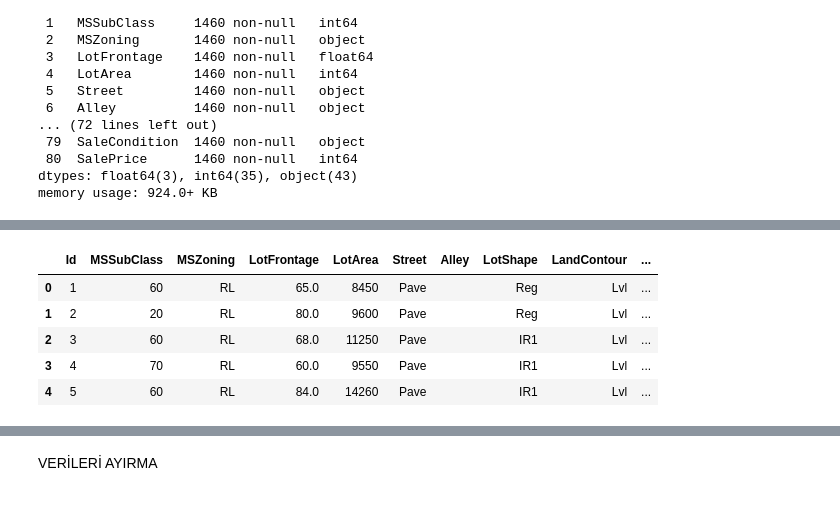
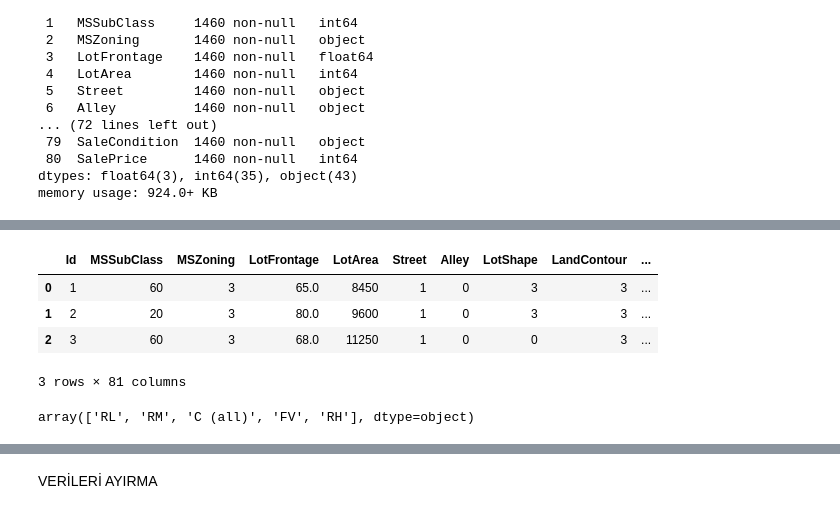
Before and after one commit to Z4UC/Kaggle, a Jupyter notebook: Hause.ipynb, the cells around one changed output, grey strips where cells are left out. Drawn from its saved outputs; the diff is of its cells as text; code cells hidden in the pictures.

```diff
--- a/Hause.ipynb
+++ b/Hause.ipynb
@@ -55,12 +53,15 @@ Float Sütunlar: ['LotFrontage', 'MasVnrArea', 'GarageYrBlt']
 # %%
-df.head()
+df.head(3)
 # %% [output]
 |  | Id | MSSubClass | MSZoning | LotFrontage | LotArea | Street | Alley | LotShape | LandContour | ... |
-| 0 | 1 | 60 | RL | 65.0 | 8450 | Pave |  | Reg | Lvl | ... |
-| 1 | 2 | 20 | RL | 80.0 | 9600 | Pave |  | Reg | Lvl | ... |
-| 2 | 3 | 60 | RL | 68.0 | 11250 | Pave |  | IR1 | Lvl | ... |
-| 3 | 4 | 70 | RL | 60.0 | 9550 | Pave |  | IR1 | Lvl | ... |
-| 4 | 5 | 60 | RL | 84.0 | 14260 | Pave |  | IR1 | Lvl | ... |
+| 0 | 1 | 60 | 3 | 65.0 | 8450 | 1 | 0 | 3 | 3 | ... |
+| 1 | 2 | 20 | 3 | 80.0 | 9600 | 1 | 0 | 3 | 3 | ... |
+| 2 | 3 | 60 | 3 | 68.0 | 11250 | 1 | 0 | 0 | 3 | ... |
+3 rows × 81 columns
+# %%
+df['MSZoning'].unique()
+# %% [output]
+array(['RL', 'RM', 'C (all)', 'FV', 'RH'], dtype=object)
 # %%
 df.describe()
 # %% [output]
```
Also changed, not shown: parts of 15 cells of this notebook.
